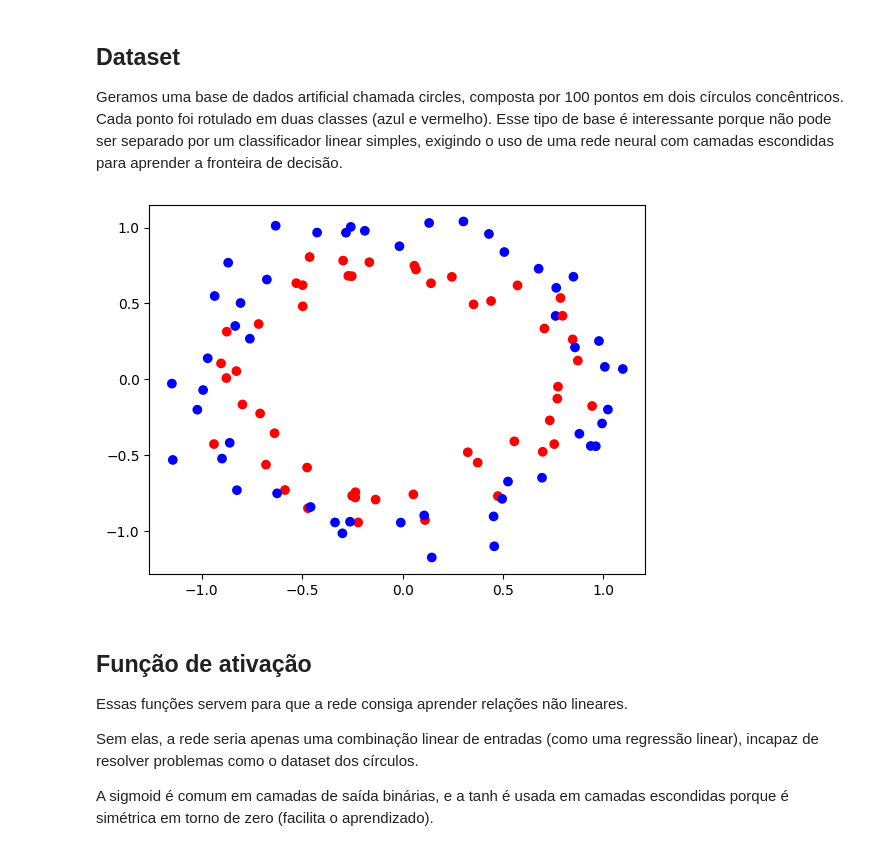
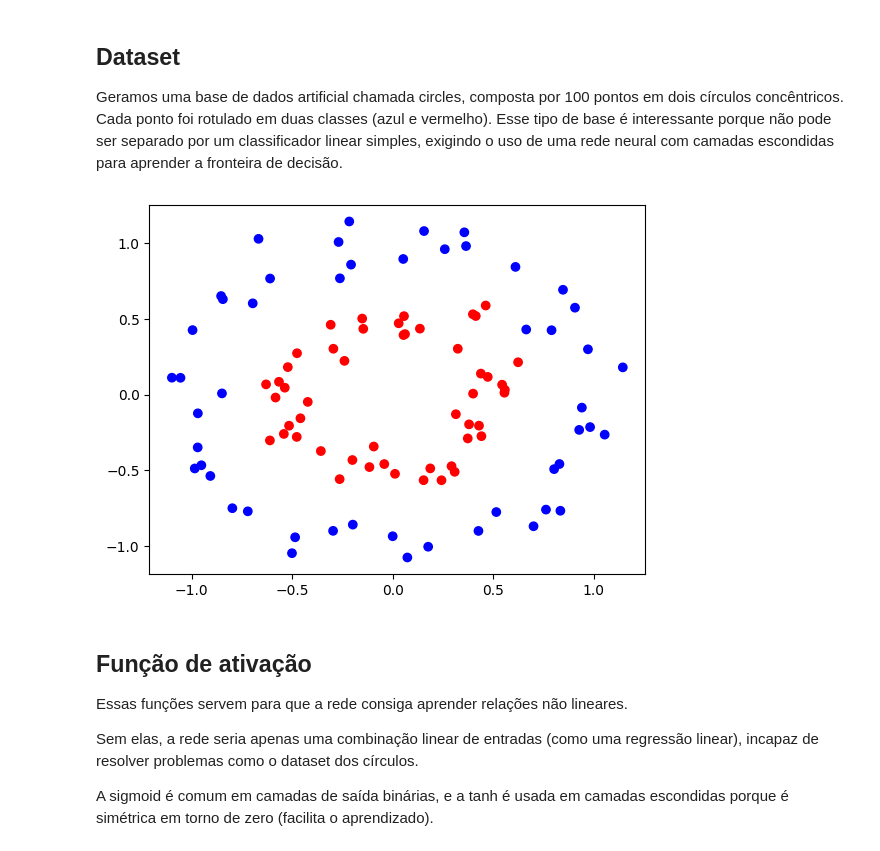
Before and after one commit to Lariiuki/Pos-Deep-Learning, a Jupyter notebook: Projeto matemática/Projeto 1/make_circles.ipynb, the cells around one changed output. Saved outputs shown, nothing was run; the diff lists cells and outputs as text; code cells hidden in the pictures.

```diff
--- a/Projeto matemática/Projeto 1/make_circles.ipynb
+++ b/Projeto matemática/Projeto 1/make_circles.ipynb
@@ -12,14 +12,13 @@ from keras import Input
 ## Dataset
 Geramos uma base de dados artificial chamada circles, composta por 100 pontos em dois círculos concêntricos. Cada ponto foi rotulado em duas classes (azul e vermelho). Esse tipo de base é interessante porque não pode ser separado por um classificador linear simples, exigindo o uso de uma rede neural com camadas escondidas para aprender a fronteira de decisão.
 # %%
-X, Y = datasets.make_circles(100, noise=0.1)
+X, Y = datasets.make_circles(100, noise=0.1, factor=0.5)
 
 color = ['blue' if k == 0 else 'red' for k in Y]
-
 plt.scatter(X[:, 0], X[:, 1], c=color)
 plt.savefig('circulos.svg')
 # %% [output]
-[figure, old version]
+[figure, new version]
 # %% [markdown]
 ## Função de ativação
 Essas funções servem para que a rede consiga aprender relações não lineares.
```
Also changed, not shown: parts of 4 cells of this notebook, 1 other file.
